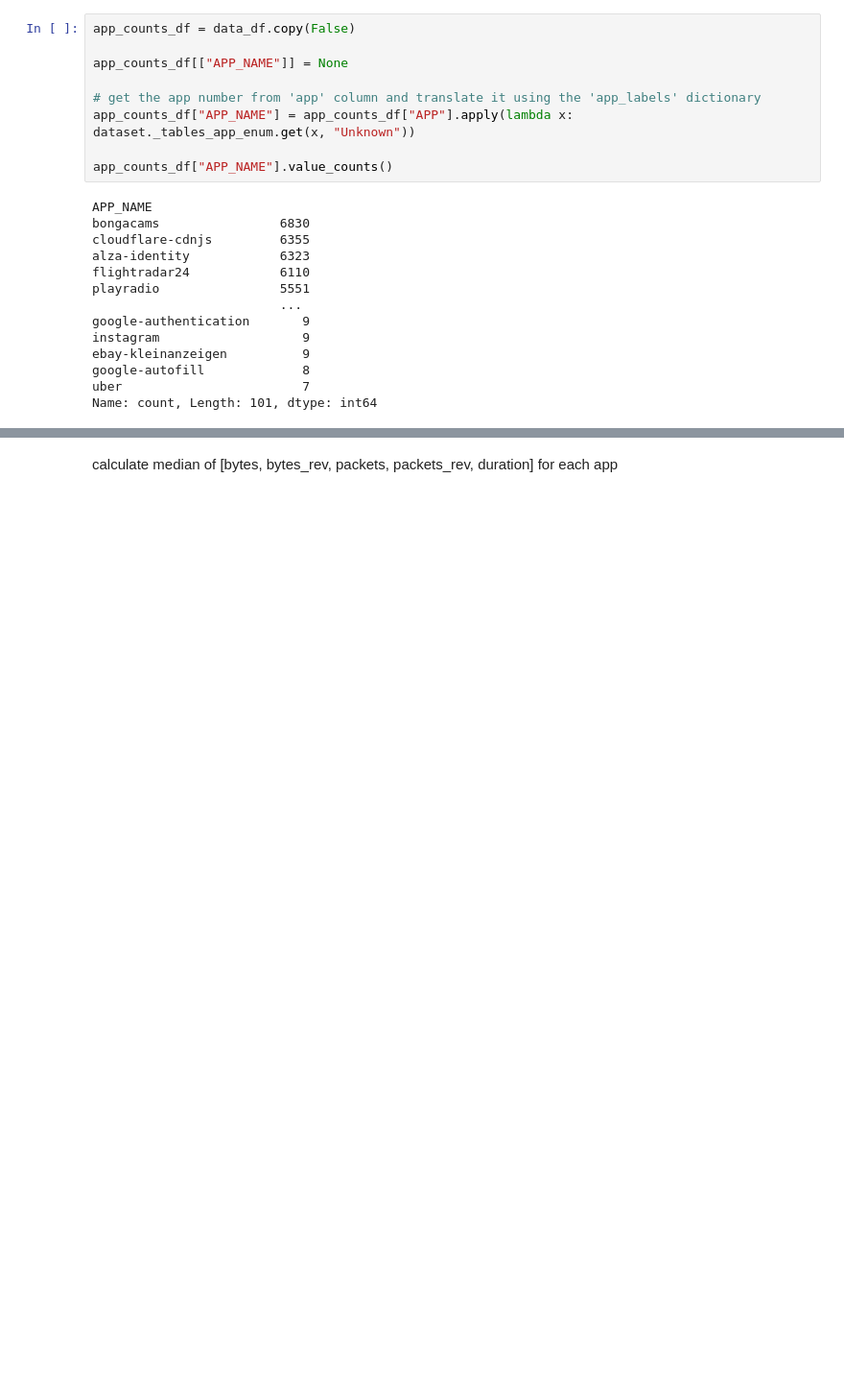
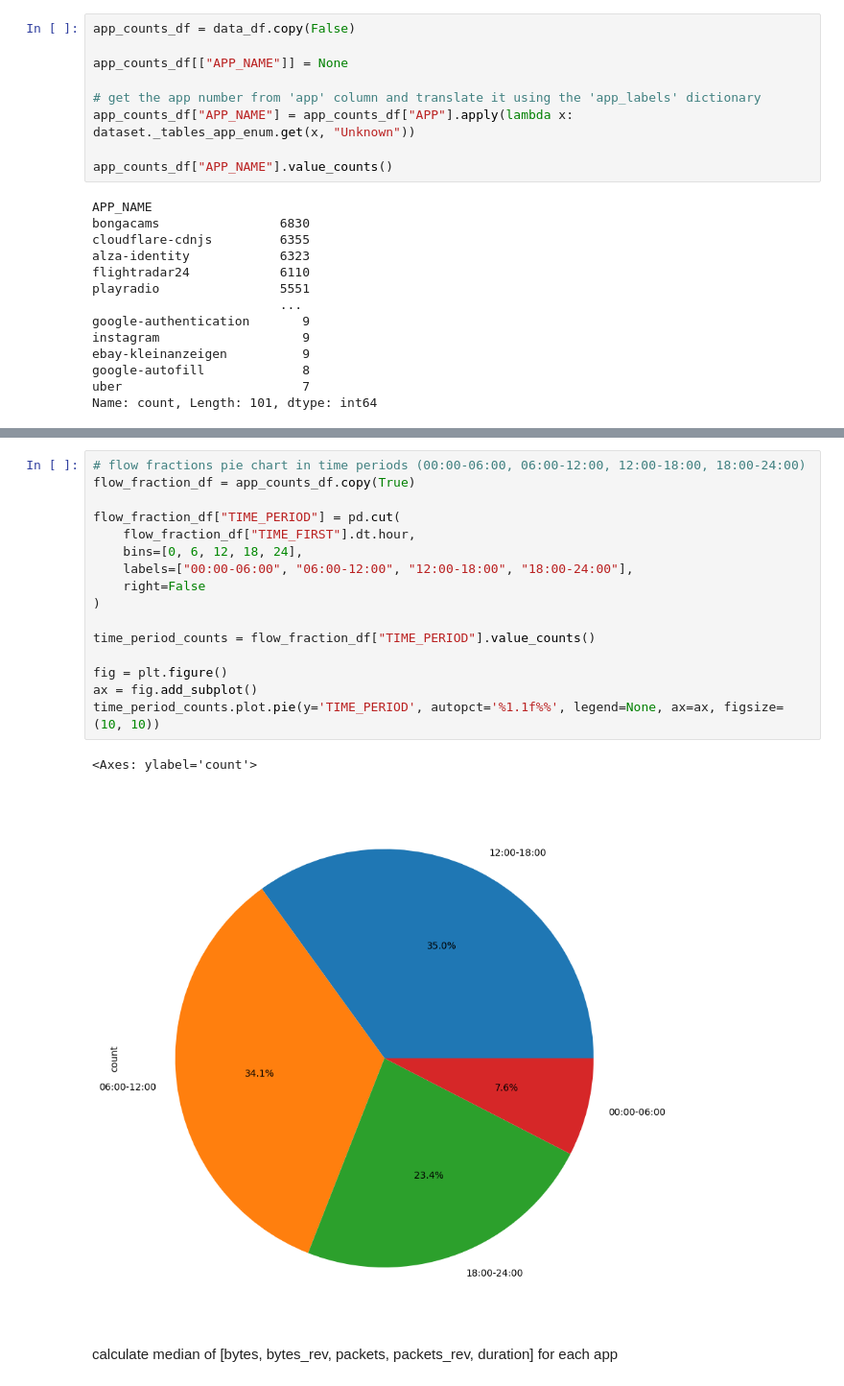
Before and after one commit to Hedgezi/bachelors-diploma, a Jupyter notebook: statistical_analysis.ipynb, the cells around one changed output, grey strips where cells are left out. Shown at 96% size. Drawn from its saved outputs; the diff is of its cells as text; blank space fills up the shorter version.

```diff
--- a/statistical_analysis.ipynb
+++ b/statistical_analysis.ipynb
@@ -126,3 +172,22 @@ del app_counts_df_pie
+# %%
+# flow fractions pie chart in time periods (00:00-06:00, 06:00-12:00, 12:00-18:00, 18:00-24:00)
+flow_fraction_df = app_counts_df.copy(True)
+
+flow_fraction_df["TIME_PERIOD"] = pd.cut(
+    flow_fraction_df["TIME_FIRST"].dt.hour,
+    bins=[0, 6, 12, 18, 24],
+    labels=["00:00-06:00", "06:00-12:00", "12:00-18:00", "18:00-24:00"],
+    right=False
+)
+
+time_period_counts = flow_fraction_df["TIME_PERIOD"].value_counts()
+
+fig = plt.figure()
+ax = fig.add_subplot()
+time_period_counts.plot.pie(y='TIME_PERIOD', autopct='%1.1f%%', legend=None, ax=ax, figsize=(10, 10))
+# %% [output]
+<Axes: ylabel='count'>
+[figure, added]
 # %% [markdown]
 calculate median of [bytes, bytes_rev, packets, packets_rev, duration] for each app
 # %%
```
Also changed, not shown: parts of 7 cells of this notebook, 1 other file.
